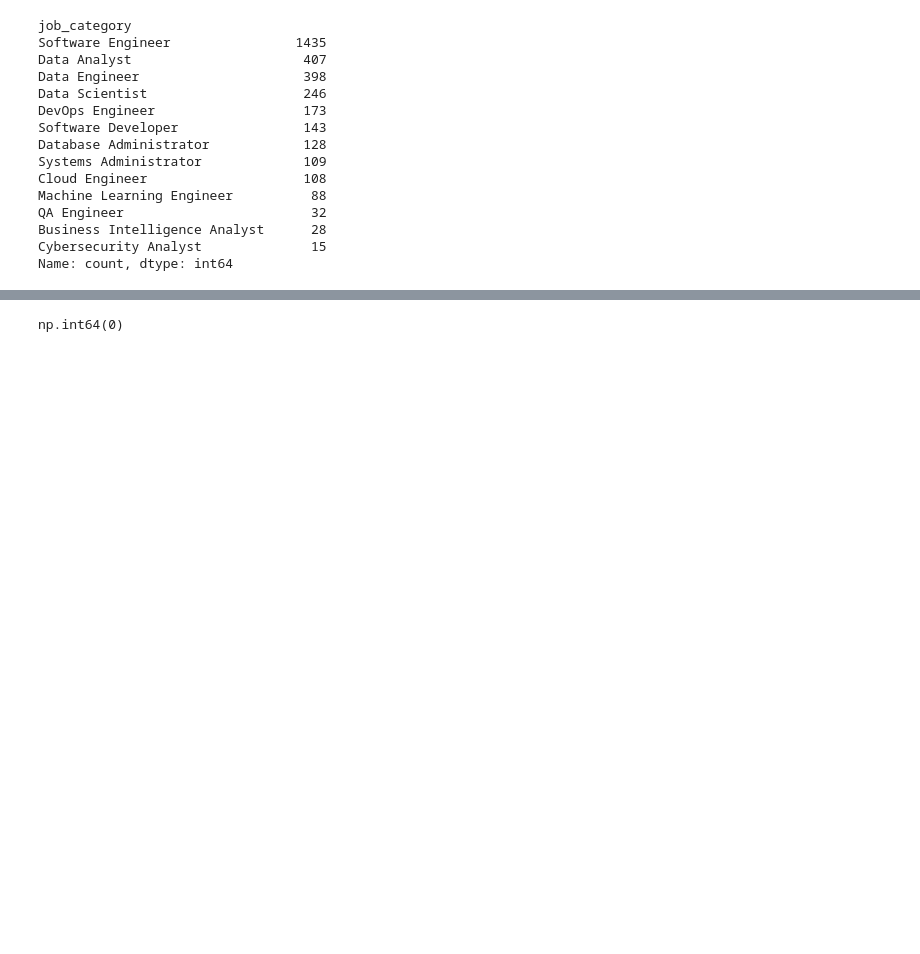
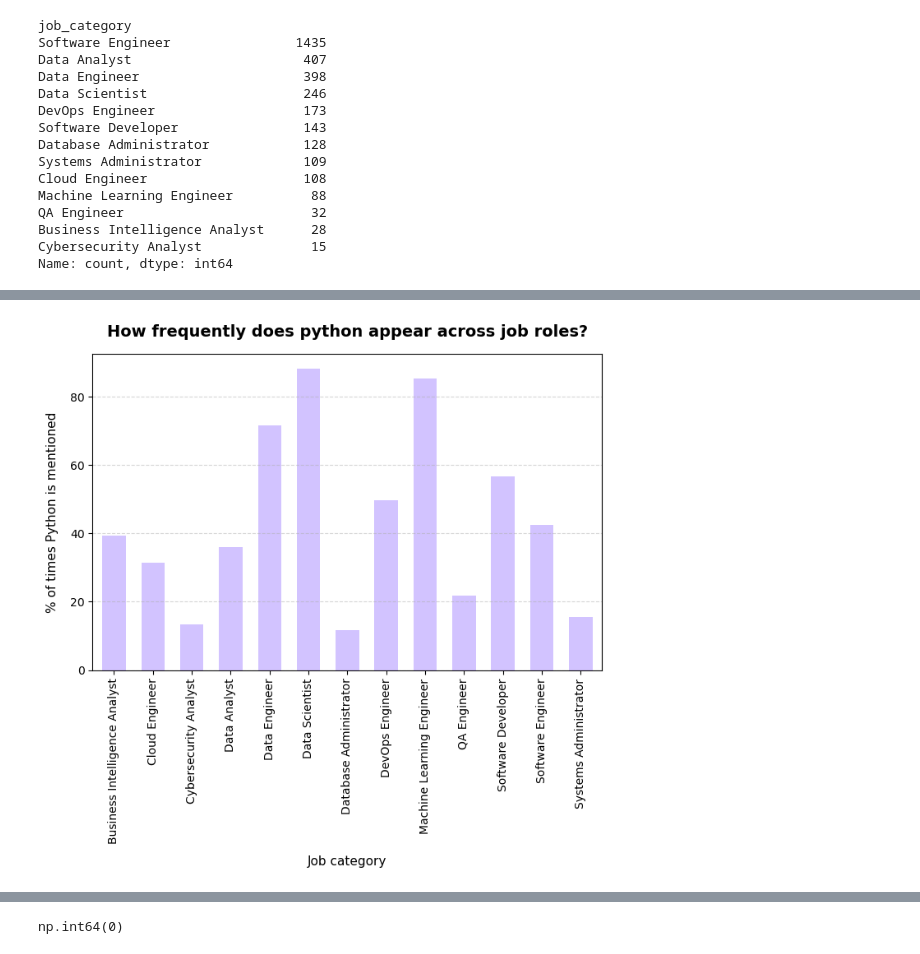
Before and after one commit to jlnsmith2001/career_trends_analyzer, a Jupyter notebook: job_posting_dataset.ipynb, the cells around one changed output, grey strips where cells are left out. Saved outputs shown, nothing was run; the diff lists cells and outputs as text; code cells hidden in the pictures; blank space fills up the shorter version.

```diff
--- a/job_posting_dataset.ipynb
+++ b/job_posting_dataset.ipynb
@@ -244,3 +269,20 @@ Name: count, dtype: int64
+# %%
+ax = grouped_jobs.plot(
+    kind = "bar",
+    color = "#7a4eff56",
+    width = 0.6,
+    legend = False,
+    figsize = (8,5)
+)
+
+ax.set_title("How frequently does python appear across job roles?", fontsize = 14, pad = 15, weight = "bold")
+ax.set_xlabel("Job category", fontsize = 11, labelpad = 10)
+ax.set_ylabel("% of times Python is mentioned", fontsize = 11, labelpad = 10)
+ax.grid(axis = "y", linestyle = "--", alpha = 0.5)
+ax.tick_params(axis='x', labelrotation=90)
+plt.show()
+# %% [output]
+[figure, added]
 # %%
 cols = ["title", "description", "location"]
 for col in cols:
```
Also changed, not shown: parts of 8 cells of this notebook, 1 other file.
